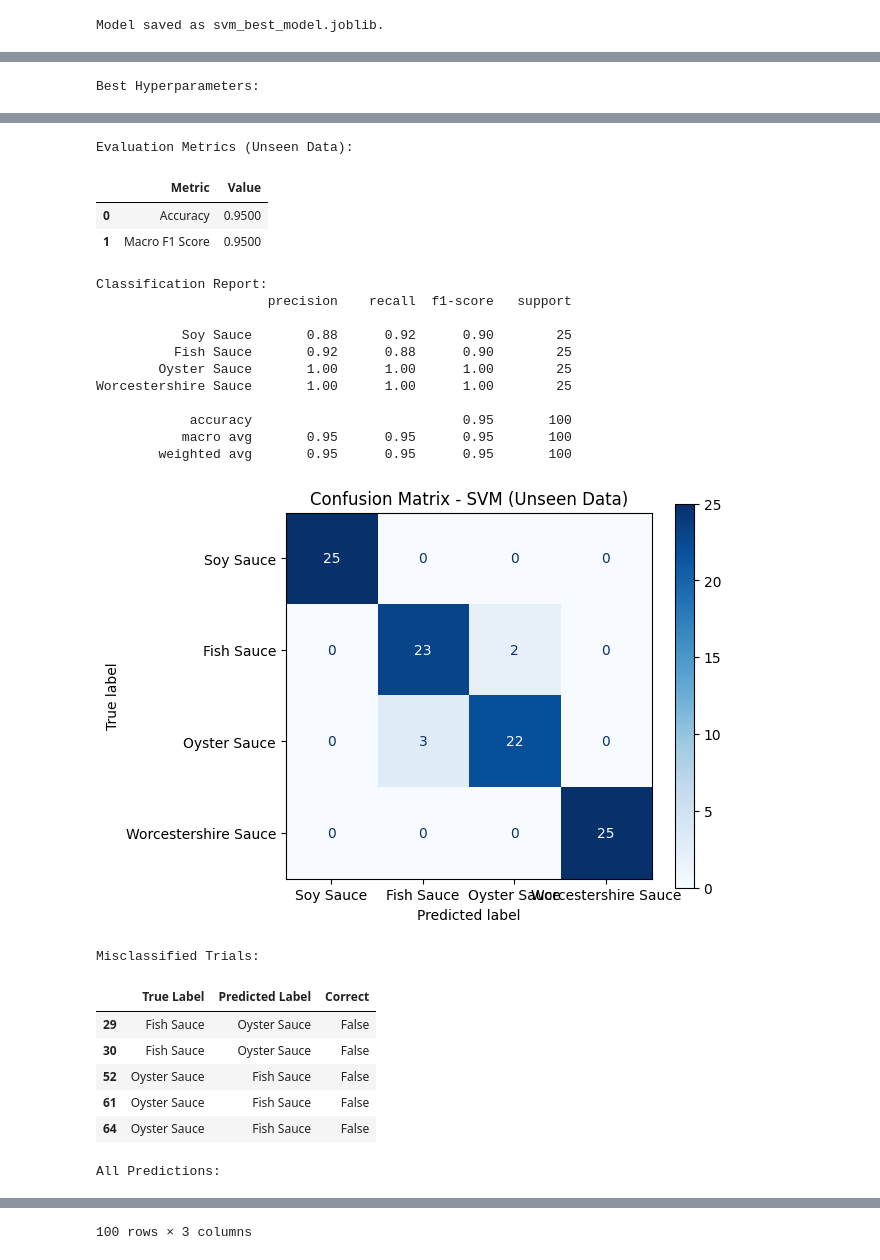
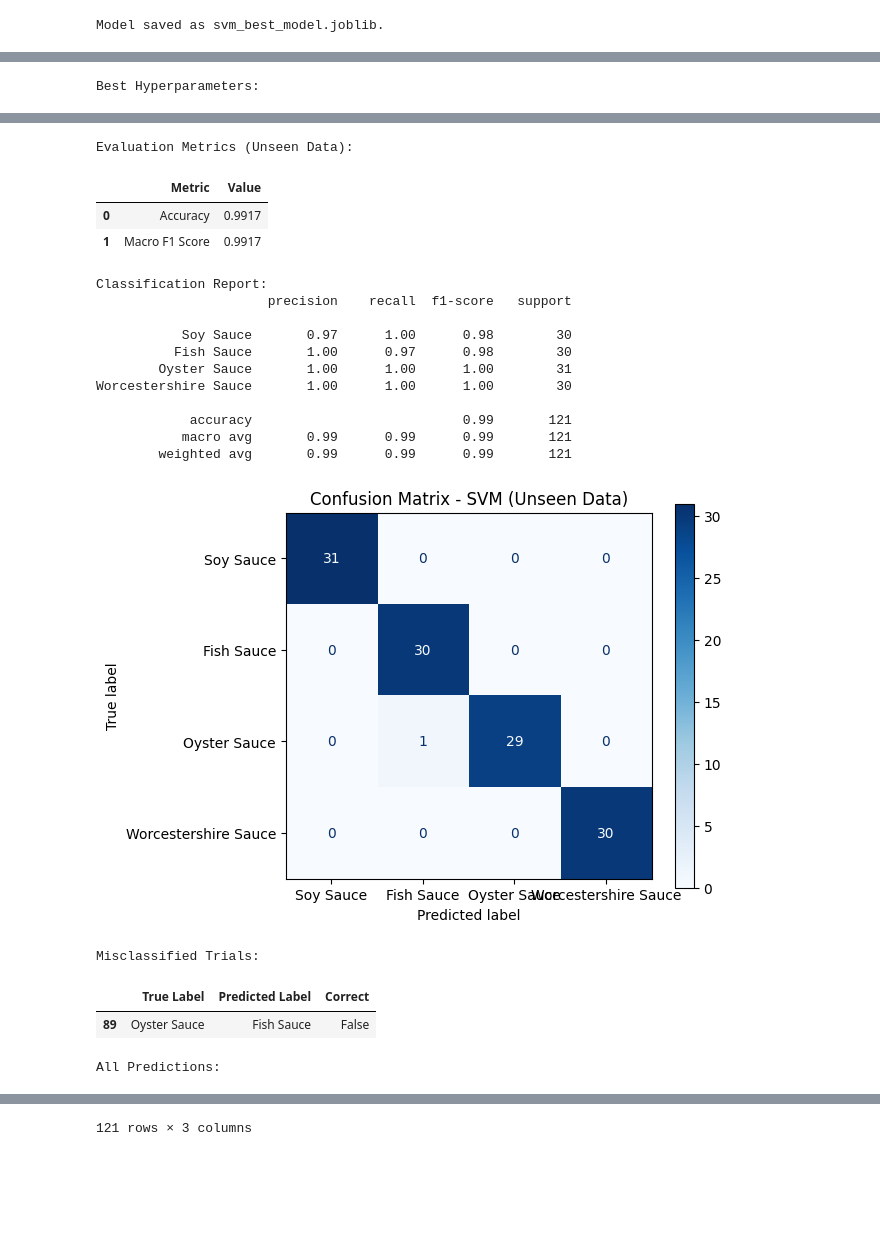
Before and after one commit to cbbendol23/enose-dark-sauce-classification, a Jupyter notebook: MODEL_TRAINING.ipynb, the cells around one changed output, grey strips where cells are left out. Drawn from its saved outputs; the diff is of its cells as text; code cells hidden in the pictures; blank space fills up the shorter version.

```diff
--- a/MODEL_TRAINING.ipynb
+++ b/MODEL_TRAINING.ipynb
@@ -83,7 +58,7 @@ import joblib
 # %%
 # Training the Model
 
-main_voc_df = pd.read_csv('final_trainingset.csv')
+main_voc_df = pd.read_csv('final_trainingset_fixed.csv')
 X = main_voc_df.drop(columns=['Label'])
 y = main_voc_df['Label']
 
@@ -167,6 +142,6 @@ The `ci` parameter is deprecated. Use `errorbar=None` for the same effect.
 [figure]
 # %%
-new_df = pd.read_csv('final_trainingset.csv')
+new_df = pd.read_csv('final_trainingset_fixed.csv')
 X_new = new_df.drop(columns=['Label'])
 Y_new = new_df['Label']
 
@@ -203,50 +178,46 @@ plt.show()
 
 
 results_df = pd.DataFrame({
     'True Label': Y_new,
     'Predicted Label': predictions
 })
 results_df['Correct'] = results_df['True Label'] == results_df['Predicted Label']
 
 misclassified = results_df[~results_df['Correct']]
 
 print("\nMisclassified Trials:")
 display(misclassified)
 
 print("\nAll Predictions:")
 display(results_df)
 #
 # %% [output]
 Best Hyperparameters:
 |  | Hyperparameter | Value |
 | 0 | classifier__C | 0.1 |
 | 1 | classifier__degree | 3 |
 | 2 | classifier__gamma | 10 |
 | 3 | classifier__kernel | poly |
 | 4 | pca__n_components | 2 |
 Evaluation Metrics (Unseen Data):
 |  | Metric | Value |
-| 0 | Accuracy | 0.9500 |
-| 1 | Macro F1 Score | 0.9500 |
+| 0 | Accuracy | 0.9917 |
+| 1 | Macro F1 Score | 0.9917 |
 Classification Report:
                       precision    recall  f1-score   support
 
-           Soy Sauce       0.88      0.92      0.90        25
-          Fish Sauce       0.92      0.88      0.90        25
-        Oyster Sauce       1.00      1.00      1.00        25
-Worcestershire Sauce       1.00      1.00      1.00        25
+           Soy Sauce       0.97      1.00      0.98        30
+          Fish Sauce       1.00      0.97      0.98        30
+        Oyster Sauce       1.00      1.00      1.00        31
+Worcestershire Sauce       1.00      1.00      1.00        30
 
-            accuracy                           0.95       100
-           macro avg       0.95      0.95      0.95       100
-        weighted avg       0.95      0.95      0.95       100
+            accuracy                           0.99       121
+           macro avg       0.99      0.99      0.99       121
+        weighted avg       0.99      0.99      0.99       121
-[figure, old version]
+[figure, new version]
 Misclassified Trials:
 |  | True Label | Predicted Label | Correct |
-| 29 | Fish Sauce | Oyster Sauce | False |
-| 30 | Fish Sauce | Oyster Sauce | False |
-| 52 | Oyster Sauce | Fish Sauce | False |
-| 61 | Oyster Sauce | Fish Sauce | False |
-| 64 | Oyster Sauce | Fish Sauce | False |
+| 89 | Oyster Sauce | Fish Sauce | False |
 All Predictions:
 |  | True Label | Predicted Label | Correct |
 | 0 | Soy Sauce | Soy Sauce | True |
@@ -263 +234 @@ All Predictions:
-100 rows × 3 columns
+121 rows × 3 columns
```
Also changed, not shown: parts of 4 cells of this notebook, 5 other files.
